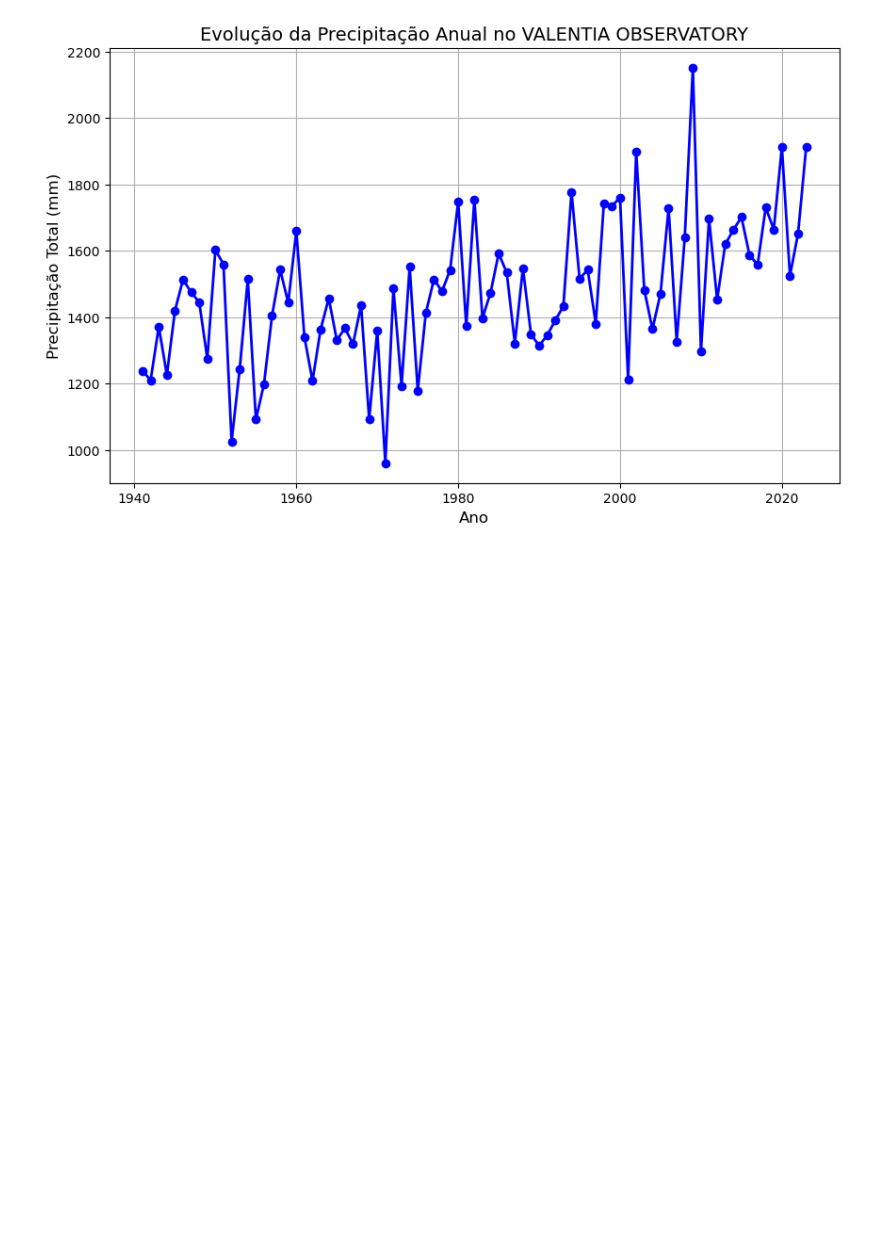
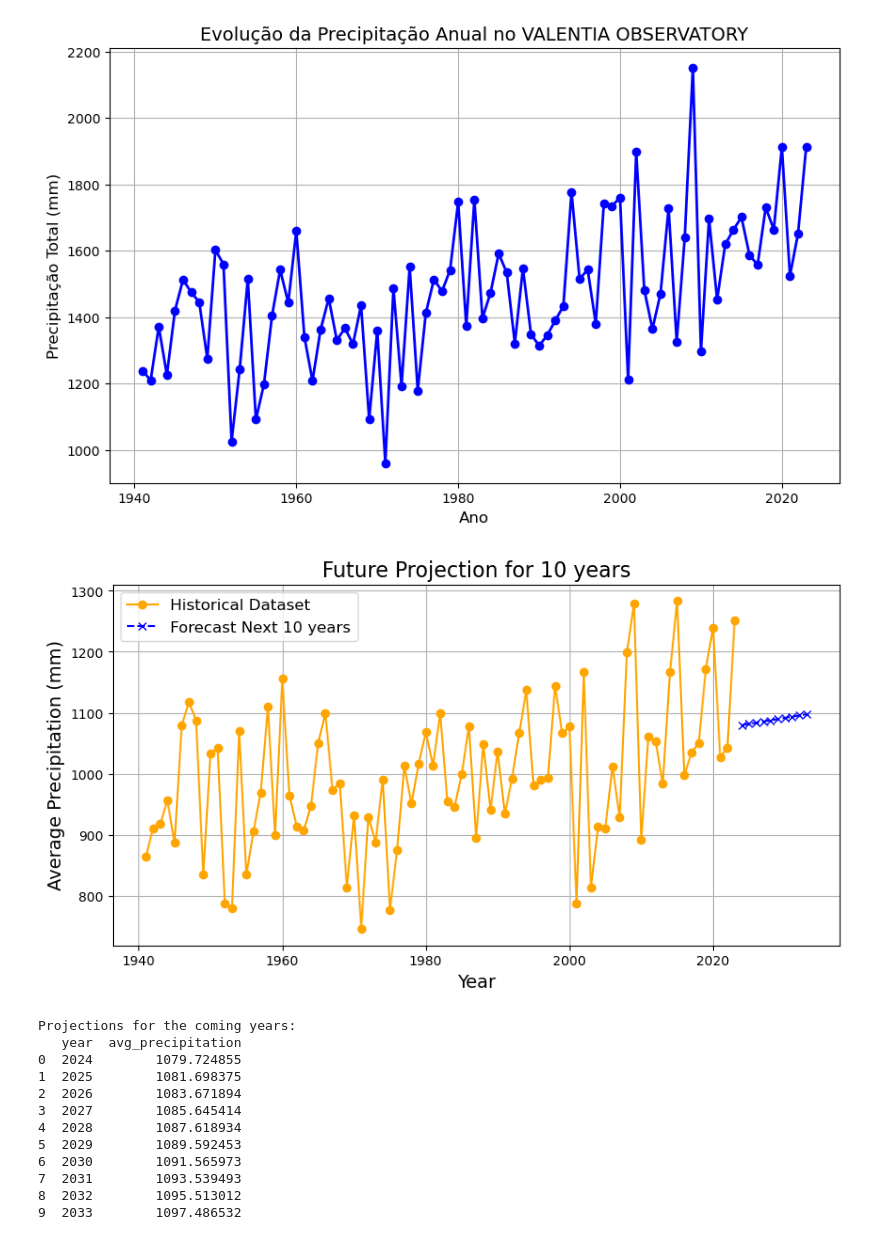
Before and after one commit to GabrielaDomiciano/PFDA_project, a Jupyter notebook: ireland_weather.ipynb, the cells around one changed output. Drawn from its saved outputs; the diff is of its cells as text; code cells hidden in the pictures; blank space fills up the shorter version.

Commit message:
Plot the average precipitation for the entire year

```diff
--- a/ireland_weather.ipynb
+++ b/ireland_weather.ipynb
@@ -411,3 +386,56 @@ plt.show()
 # %% [output]
 [figure]
 [figure]
+# %%
+
+
+# average precipitation for the entire year
+precipitation = allyear_df.groupby('year')['PRCPTOT'].mean().reset_index()
+
+# Rename columns
+precipitation.columns = ['year', 'avg_precipitation']
+
+# Prepare data for regression model
+X = precipitation['year'].values.reshape(-1, 1)  # Years as independent variable
+y = precipitation['avg_precipitation'].values   # Average precipitation as dependent variable
+
+# Train the linear regression model
+model = LinearRegression()
+model.fit(X, y)
+
+# Create projections for the next 10 years
+forecast = np.arange(precipitation['year'].max() + 1, precipitation['year'].max() + 11).reshape(-1, 1)
+forecast_predictions = model.predict(forecast)
+
+# Combine actual and forecast data
+future = pd.DataFrame({'year': forecast.flatten(), 'avg_precipitation': forecast_predictions})
+all_data = pd.concat([precipitation, future])
+
+# Plot the actual data and the projection
+plt.figure(figsize=(10, 5))
+plt.plot(precipitation['year'], precipitation['avg_precipitation'], label='Historical Dataset', color='orange', marker='o')
+plt.plot(future['year'], future['avg_precipitation'], label='Forecast Next 10 years', color='blue', linestyle='--', marker='x')
+
+plt.title('Future Projection for 10 years', fontsize=16)
+plt.xlabel('Year', fontsize=14)
+plt.ylabel('Average Precipitation (mm)', fontsize=14)
+plt.legend(fontsize=12)
+plt.grid(True)
+plt.show()
+
+print("Projections for the coming years:")
+print(future)
+# %% [output]
+[figure, added]
+Projections for the coming years:
+   year  avg_precipitation
+0  2024        1079.724855
+1  2025        1081.698375
+2  2026        1083.671894
+3  2027        1085.645414
+4  2028        1087.618934
+5  2029        1089.592453
+6  2030        1091.565973
+7  2031        1093.539493
+8  2032        1095.513012
+9  2033        1097.486532
```
Also changed, not shown: parts of 4 cells of this notebook.
